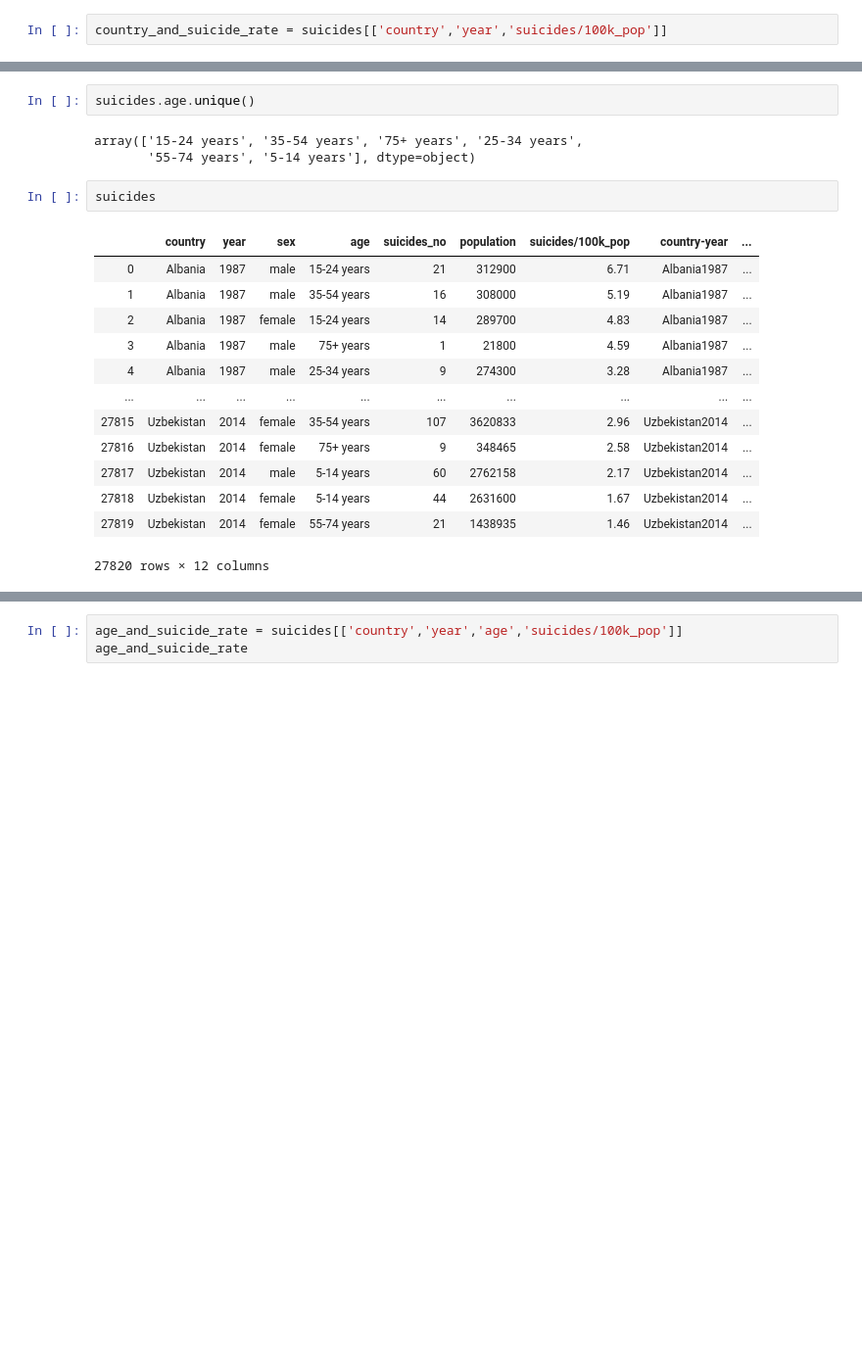
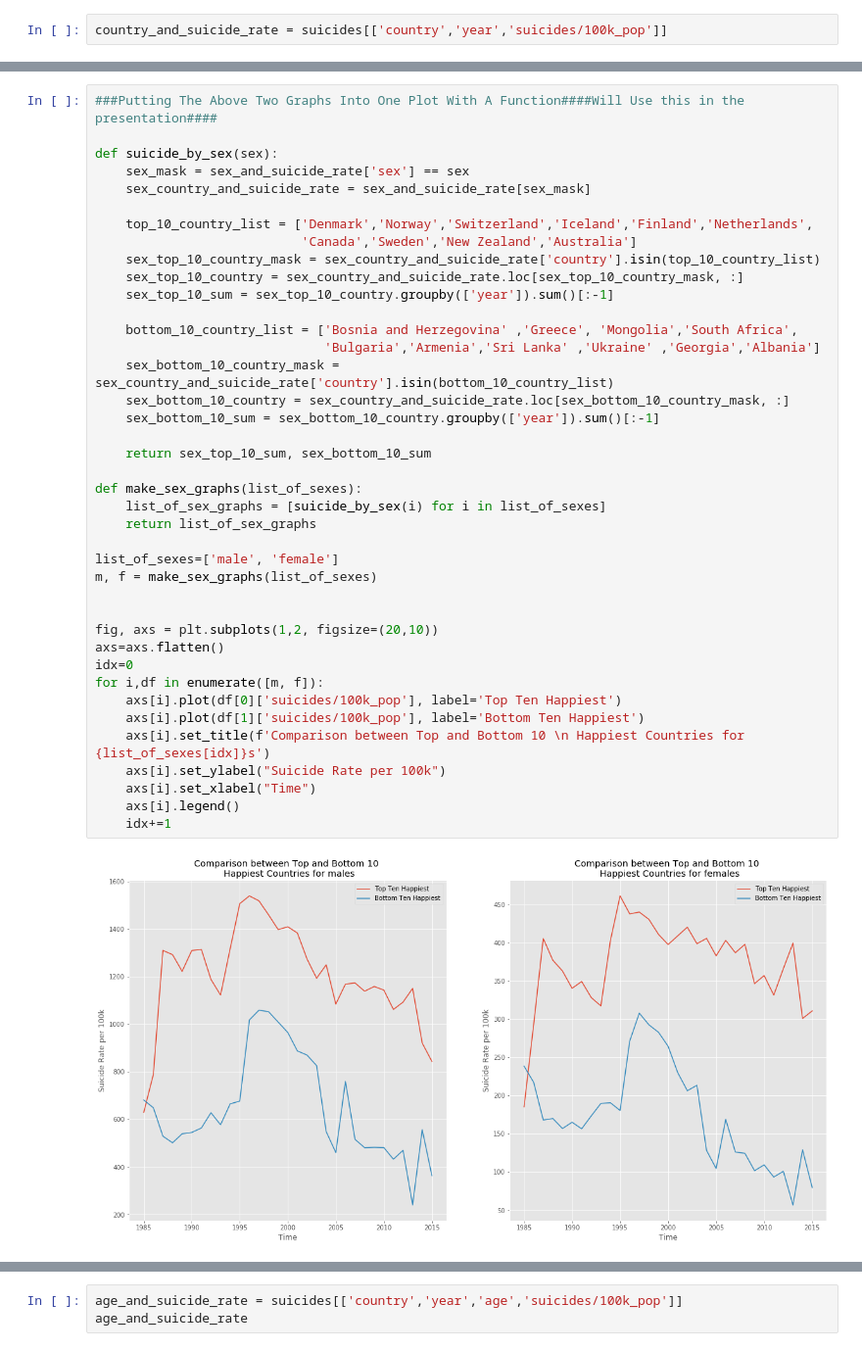
Before and after one commit to alecjonas/Analysis-of-Suicide-Rates-in-Countries-vs-Reported-Happiness-Scores, a Jupyter notebook: notebooks/suicides_eda.ipynb, the cells around one changed output, grey strips where cells are left out. Shown at 98% size. Cells and saved outputs as stored; diff of their text form; blank space fills up the shorter version.

```diff
--- a/notebooks/suicides_eda.ipynb
+++ b/notebooks/suicides_eda.ipynb
@@ -155,24 +156,45 @@ ax.legend()
 plt.show()
 # %% [output]
 [figure]
-# %%
-suicides.age.unique()
-# %% [output]
-array(['15-24 years', '35-54 years', '75+ years', '25-34 years',
-       '55-74 years', '5-14 years'], dtype=object)
-# %%
-suicides
-# %% [output]
-|  | country | year | sex | age | suicides_no | population | suicides/100k_pop | country-year | ... |
-| 0 | Albania | 1987 | male | 15-24 years | 21 | 312900 | 6.71 | Albania1987 | ... |
-| 1 | Albania | 1987 | male | 35-54 years | 16 | 308000 | 5.19 | Albania1987 | ... |
-| 2 | Albania | 1987 | female | 15-24 years | 14 | 289700 | 4.83 | Albania1987 | ... |
-| 3 | Albania | 1987 | male | 75+ years | 1 | 21800 | 4.59 | Albania1987 | ... |
-| 4 | Albania | 1987 | male | 25-34 years | 9 | 274300 | 3.28 | Albania1987 | ... |
-| ... | ... | ... | ... | ... | ... | ... | ... | ... | ... |
-| 27815 | Uzbekistan | 2014 | female | 35-54 years | 107 | 3620833 | 2.96 | Uzbekistan2014 | ... |
-| 27816 | Uzbekistan | 2014 | female | 75+ years | 9 | 348465 | 2.58 | Uzbekistan2014 | ... |
-| 27817 | Uzbekistan | 2014 | male | 5-14 years | 60 | 2762158 | 2.17 | Uzbekistan2014 | ... |
-| 27818 | Uzbekistan | 2014 | female | 5-14 years | 44 | 2631600 | 1.67 | Uzbekistan2014 | ... |
-| 27819 | Uzbekistan | 2014 | female | 55-74 years | 21 | 1438935 | 1.46 | Uzbekistan2014 | ... |
-27820 rows × 12 columns
+# %%
+###Putting The Above Two Graphs Into One Plot With A Function####Will Use this in the presentation####
+
+def suicide_by_sex(sex):
+    sex_mask = sex_and_suicide_rate['sex'] == sex
+    sex_country_and_suicide_rate = sex_and_suicide_rate[sex_mask]
+
+    top_10_country_list = ['Denmark','Norway','Switzerland','Iceland','Finland','Netherlands',
+                           'Canada','Sweden','New Zealand','Australia']
+    sex_top_10_country_mask = sex_country_and_suicide_rate['country'].isin(top_10_country_list)
+    sex_top_10_country = sex_country_and_suicide_rate.loc[sex_top_10_country_mask, :]
+    sex_top_10_sum = sex_top_10_country.groupby(['year']).sum()[:-1]
+
+    bottom_10_country_list = ['Bosnia and Herzegovina' ,'Greece', 'Mongolia','South Africa',
+                              'Bulgaria','Armenia','Sri Lanka' ,'Ukraine' ,'Georgia','Albania']
+    sex_bottom_10_country_mask = sex_country_and_suicide_rate['country'].isin(bottom_10_country_list)
+    sex_bottom_10_country = sex_country_and_suicide_rate.loc[sex_bottom_10_country_mask, :]
+    sex_bottom_10_sum = sex_bottom_10_country.groupby(['year']).sum()[:-1]
+
+    return sex_top_10_sum, sex_bottom_10_sum
+
+def make_sex_graphs(list_of_sexes):
+    list_of_sex_graphs = [suicide_by_sex(i) for i in list_of_sexes]
+    return list_of_sex_graphs
+
+list_of_sexes=['male', 'female']
+m, f = make_sex_graphs(list_of_sexes)
+
+
+fig, axs = plt.subplots(1,2, figsize=(20,10))
+axs=axs.flatten()
+idx=0
+for i,df in enumerate([m, f]):
+    axs[i].plot(df[0]['suicides/100k_pop'], label='Top Ten Happiest')
+    axs[i].plot(df[1]['suicides/100k_pop'], label='Bottom Ten Happiest')
+    axs[i].set_title(f'Comparison between Top and Bottom 10 \n Happiest Countries for {list_of_sexes[idx]}s')
+    axs[i].set_ylabel("Suicide Rate per 100k")
+    axs[i].set_xlabel("Time")
+    axs[i].legend()
+    idx+=1
+# %% [output]
+[figure, added]
```
Also changed, not shown: parts of 22 cells of this notebook, 1 other file.
